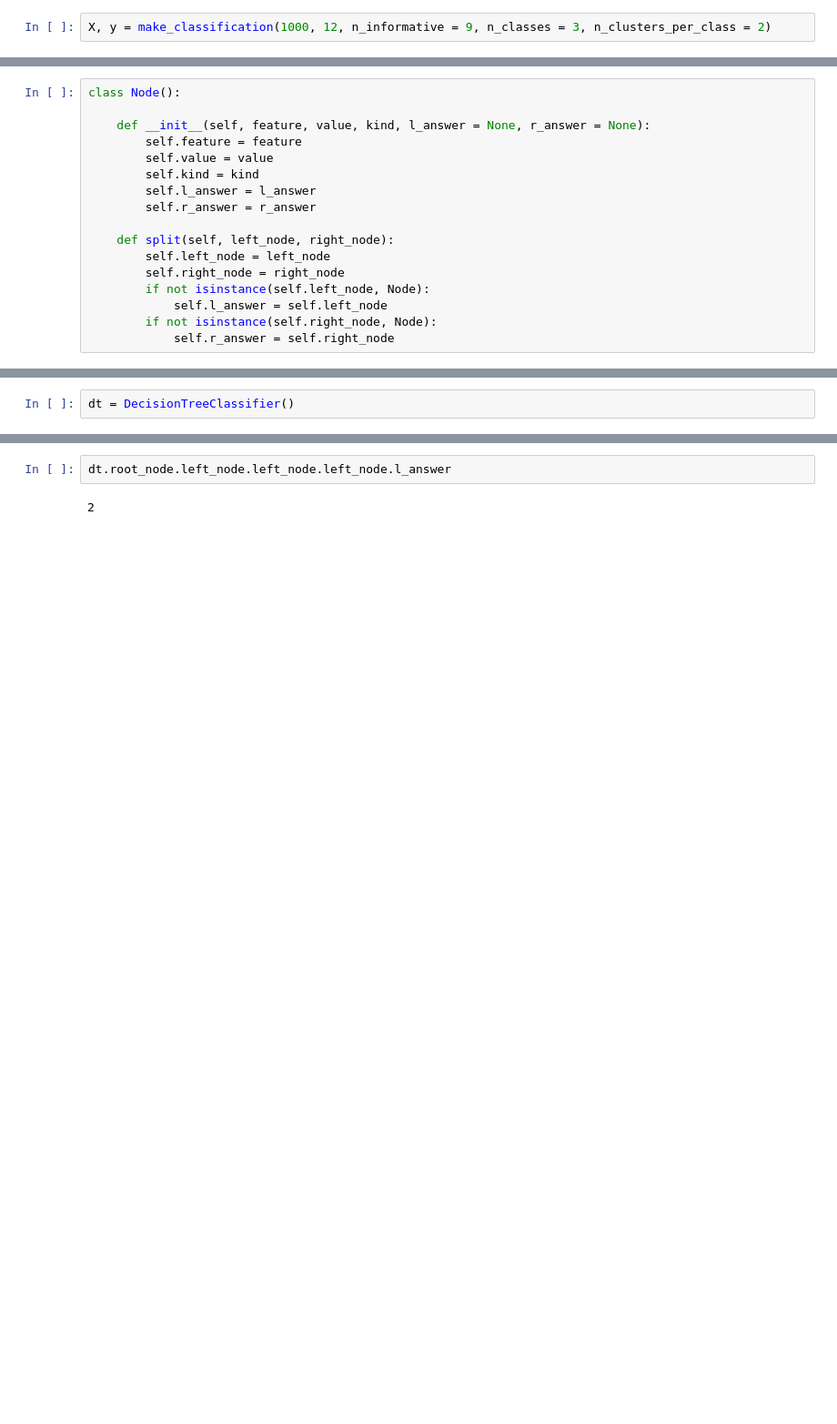
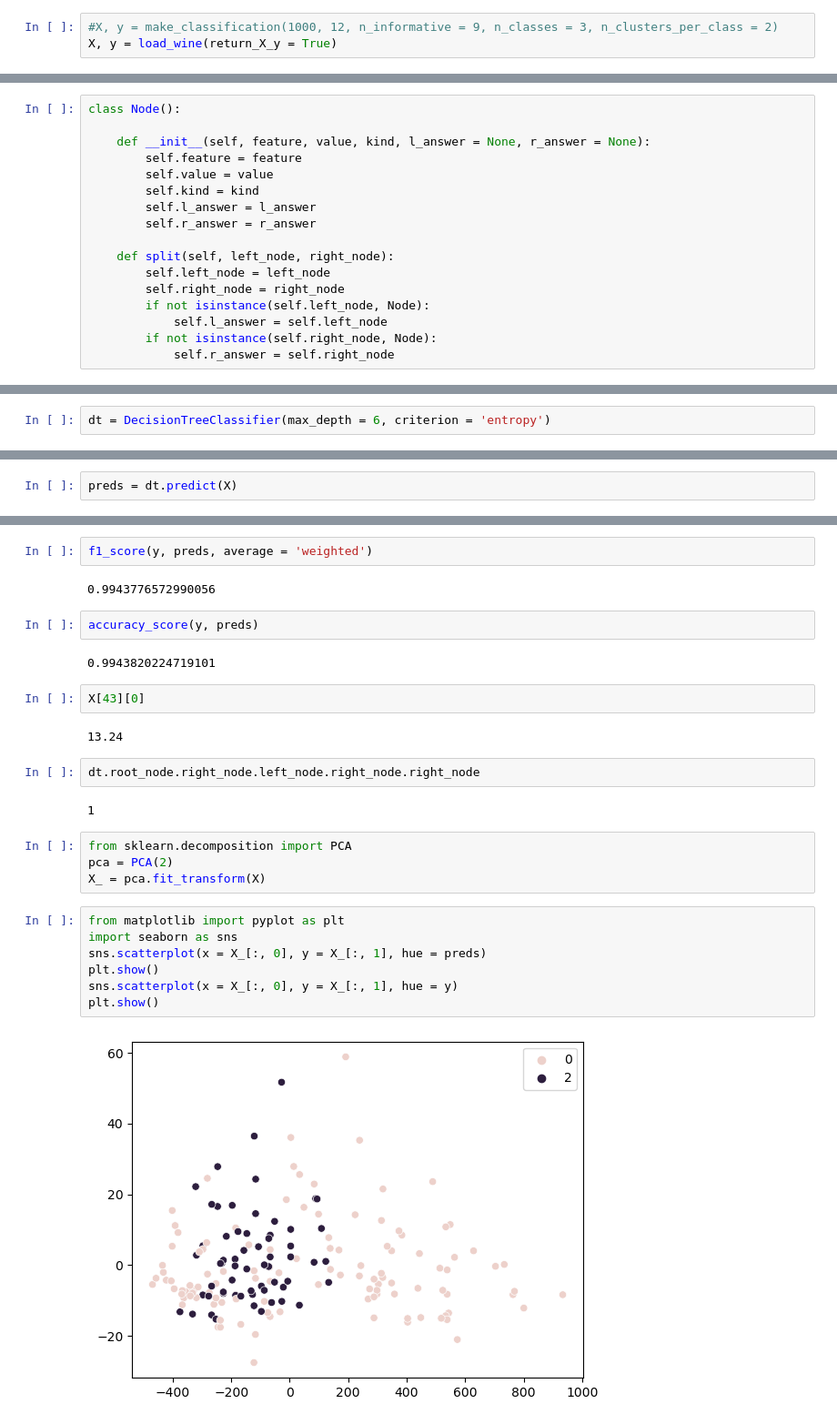
Before and after one commit to Komaronesi/DecisionTree, a Jupyter notebook: DecisionTree.ipynb, the cells around one changed output, grey strips where cells are left out. Shown: that part at 91% size. Saved outputs shown, nothing was run; the diff lists cells and outputs as text; blank space fills up the shorter version.

Commit message:
updated Tree

```diff
--- a/DecisionTree.ipynb
+++ b/DecisionTree.ipynb
@@ -7,3 +7,4 @@ from sklearn.datasets import make_regression, make_classification
 from sklearn.model_selection import train_test_split
 # %%
-X, y = make_classification(1000, 12, n_informative = 9, n_classes = 3, n_clusters_per_class = 2)
+#X, y = make_classification(1000, 12, n_informative = 9, n_classes = 3, n_clusters_per_class = 2)
+X, y = load_wine(return_X_y = True)
@@ -137,4 +151,4 @@ class DecisionTreeClassifier():
 # %%
-dt = DecisionTreeClassifier()
+dt = DecisionTreeClassifier(max_depth = 6, criterion = 'entropy')
 # %%
 dt.fit(X, y)
@@ -140,0 +163,2 @@ dt.fit(X, y)
+# %%
+preds = dt.predict(X)
@@ -141,4 +167,29 @@ dt.fit(X, y)
+# %%
+f1_score(y, preds, average = 'weighted')
+# %% [output]
+0.9943776572990056
+# %%
+accuracy_score(y, preds)
+# %% [output]
+0.9943820224719101
+# %%
+X[43][0]
+# %% [output]
+13.24
 # %%
-dt.root_node.left_node.left_node.left_node.l_answer
+dt.root_node.right_node.left_node.right_node.right_node
 # %% [output]
-2
+1
+# %%
+from sklearn.decomposition import PCA
+pca = PCA(2)
+X_ = pca.fit_transform(X)
+# %%
+from matplotlib import pyplot as plt
+import seaborn as sns
+sns.scatterplot(x = X_[:, 0], y = X_[:, 1], hue = preds)
+plt.show()
+sns.scatterplot(x = X_[:, 0], y = X_[:, 1], hue = y)
+plt.show()
+# %% [output]
+[figure, added]
```
Also changed, not shown: parts of 9 cells of this notebook.
